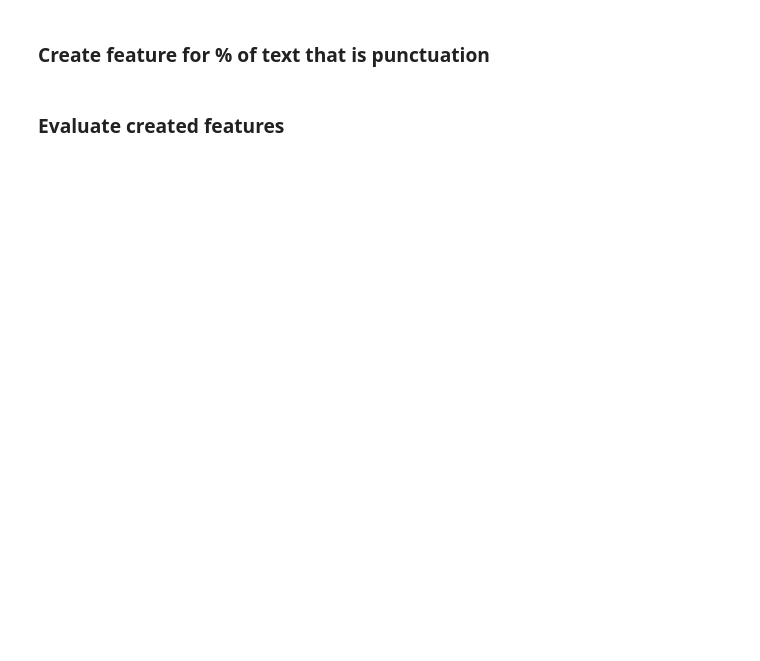
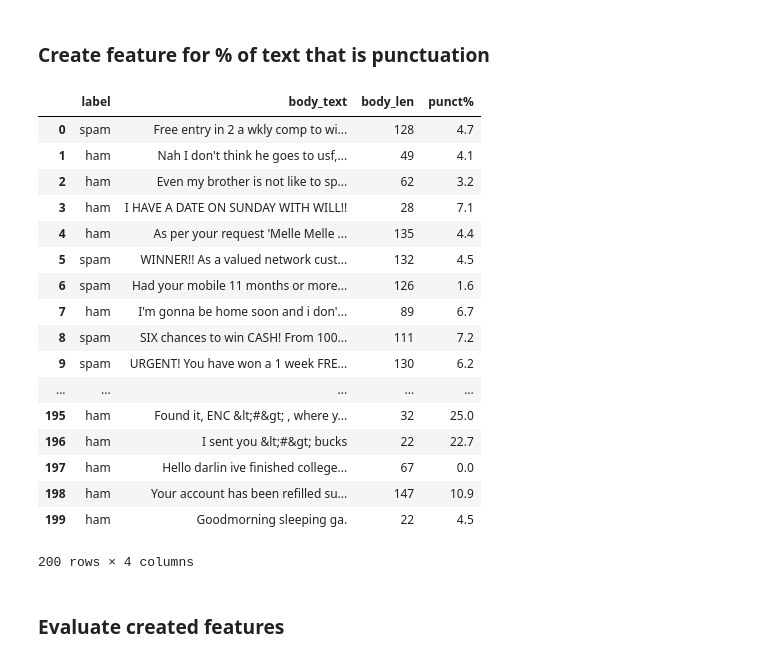
Before and after one commit to deep-droid/machinelearning, a Jupyter notebook: NLP with Python for Machine Learning Essential Training/04_02.ipynb, the cells around one changed output. Saved outputs shown, nothing was run; the diff lists cells and outputs as text; code cells hidden in the pictures; blank space fills up the shorter version.

```diff
--- a/NLP with Python for Machine Learning Essential Training/04_02.ipynb
+++ b/NLP with Python for Machine Learning Essential Training/04_02.ipynb
@@ -16,3 +37,31 @@ import string
+# %%
+import string
+
+def count_punct(text):
+    count = sum([1 for char in text if char in string.punctuation])
+    return round(count/(len(text) - text.count(" ")), 3) * 100
+
+data["punct%"] = data["body_text"].apply(lambda x: count_punct(x))
+data.head(200)
+# %% [output]
+|  | label | body_text | body_len | punct% |
+| 0 | spam | Free entry in 2 a wkly comp to wi... | 128 | 4.7 |
+| 1 | ham | Nah I don't think he goes to usf,... | 49 | 4.1 |
+| 2 | ham | Even my brother is not like to sp... | 62 | 3.2 |
+| 3 | ham | I HAVE A DATE ON SUNDAY WITH WILL!! | 28 | 7.1 |
+| 4 | ham | As per your request 'Melle Melle ... | 135 | 4.4 |
+| 5 | spam | WINNER!! As a valued network cust... | 132 | 4.5 |
+| 6 | spam | Had your mobile 11 months or more... | 126 | 1.6 |
+| 7 | ham | I'm gonna be home soon and i don'... | 89 | 6.7 |
+| 8 | spam | SIX chances to win CASH! From 100... | 111 | 7.2 |
+| 9 | spam | URGENT! You have won a 1 week FRE... | 130 | 6.2 |
+| ... | ... | ... | ... | ... |
+| 195 | ham | Found it, ENC &lt;#&gt; , where y... | 32 | 25.0 |
+| 196 | ham | I sent you &lt;#&gt; bucks | 22 | 22.7 |
+| 197 | ham | Hello darlin ive finished college... | 67 | 0.0 |
+| 198 | ham | Your account has been refilled su... | 147 | 10.9 |
+| 199 | ham | Goodmorning sleeping ga. | 22 | 4.5 |
+200 rows × 4 columns
 # %% [markdown]
 ### Evaluate created features
 # %%
```
Also changed, not shown: parts of 4 cells of this notebook, 6 other files.
